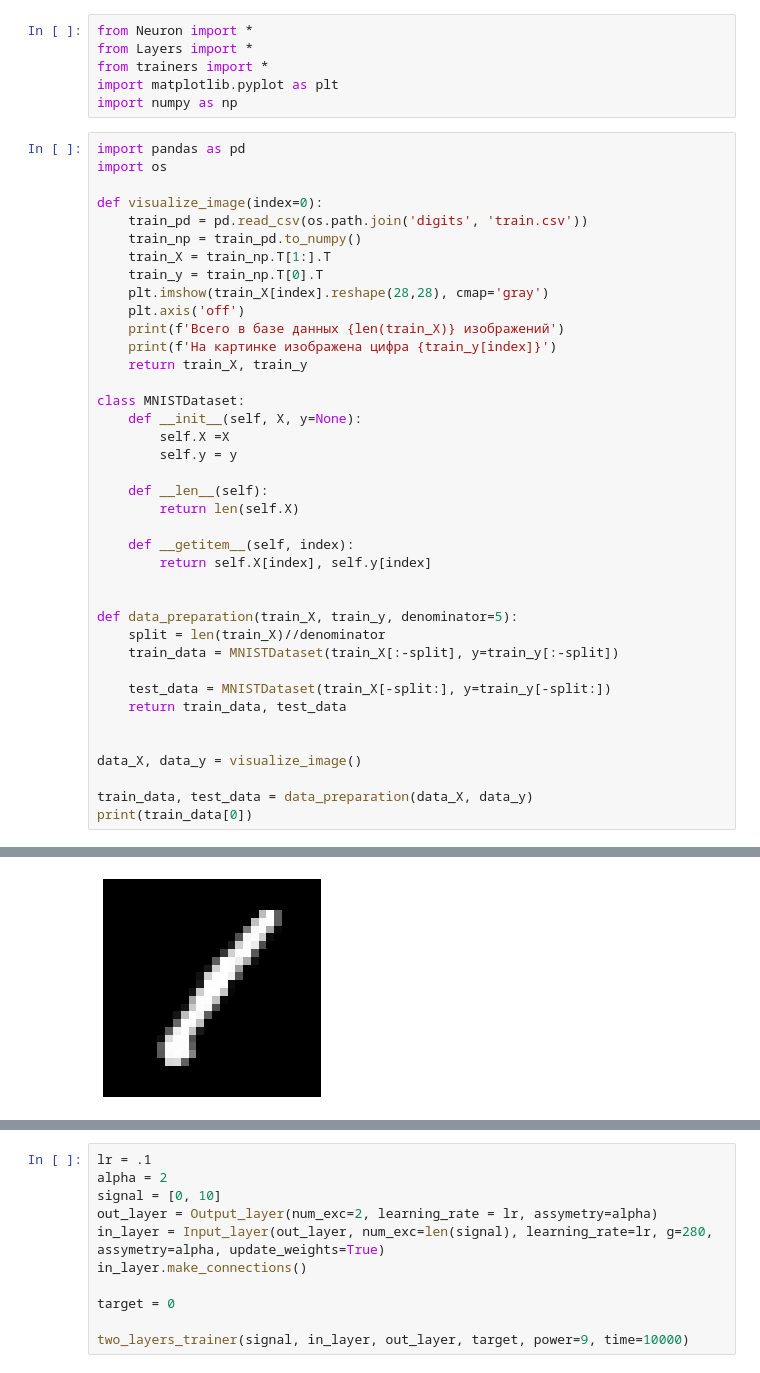
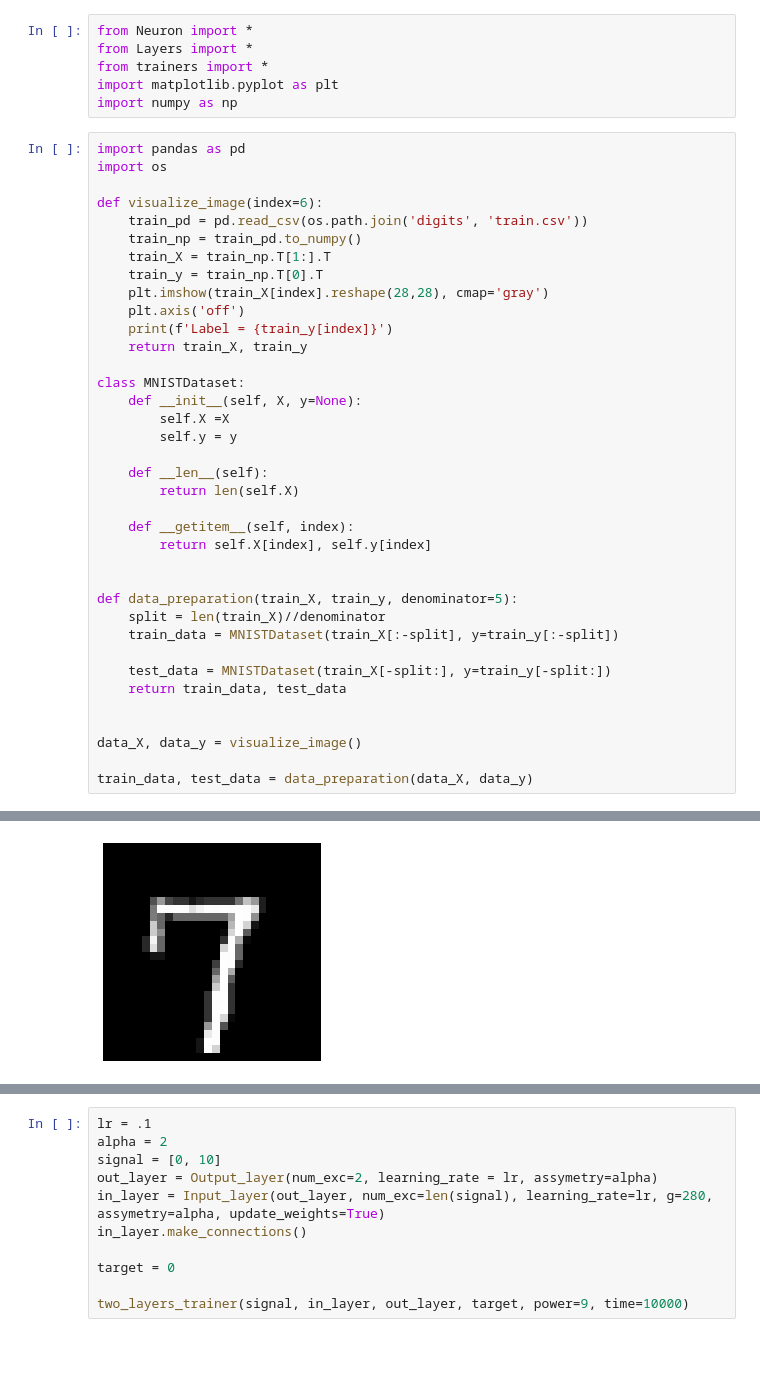
Before and after one commit to iamkg0/SNN_Izhikevich, a Jupyter notebook: test.ipynb, the cells around one changed output, grey strips where cells are left out. Saved outputs shown, nothing was run; the diff lists cells and outputs as text.

```diff
--- a/test.ipynb
+++ b/test.ipynb
@@ -8,15 +8,14 @@ import numpy as np
 import pandas as pd
 import os
 
-def visualize_image(index=0):
+def visualize_image(index=6):
     train_pd = pd.read_csv(os.path.join('digits', 'train.csv'))
     train_np = train_pd.to_numpy()
     train_X = train_np.T[1:].T
     train_y = train_np.T[0].T
     plt.imshow(train_X[index].reshape(28,28), cmap='gray')
     plt.axis('off')
-    print(f'Всего в базе данных {len(train_X)} изображений')
-    print(f'На картинке изображена цифра {train_y[index]}')
+    print(f'Label = {train_y[index]}')
     return train_X, train_y
 
 class MNISTDataset:
@@ -42,5 +41,4 @@ def data_preparation(train_X, train_y, denominator=5):
 data_X, data_y = visualize_image()
 
 train_data, test_data = data_preparation(data_X, data_y)
-print(train_data[0])
 # %% [output]
@@ -64,2 +46,2 @@ print(train_data[0])
-[figure, old version]
+[figure, new version]
 # %%
```
Also changed, not shown: parts of 5 cells of this notebook, 2 other files.
